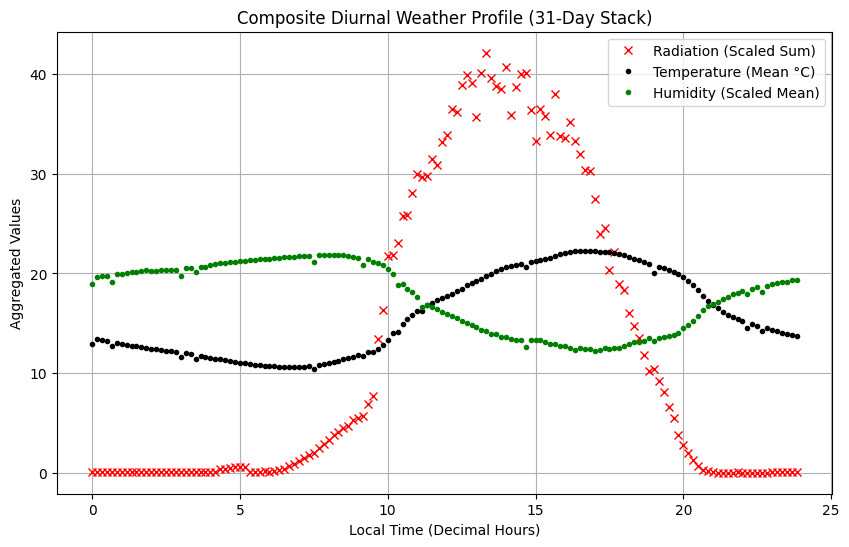
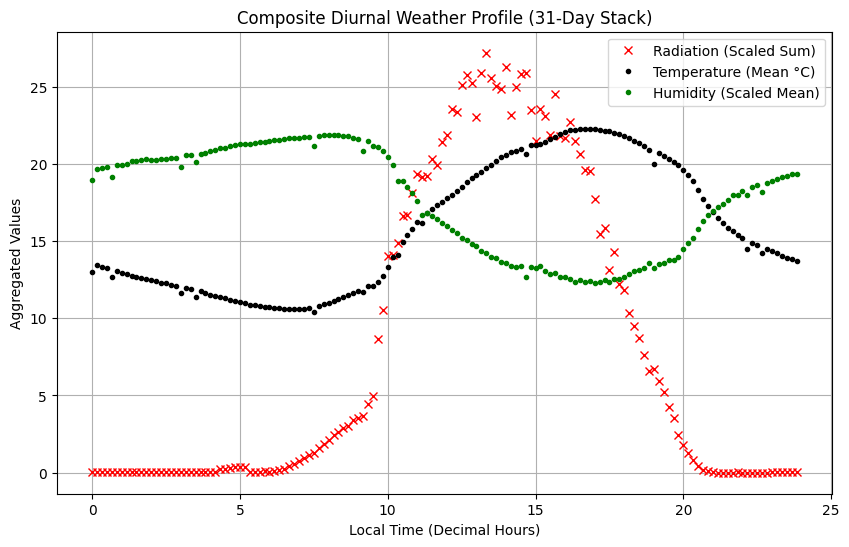
The change to this notebook cell's code, shown as a diff; its figure went from the first image to the second:
--- before
+++ after
@@ -18,22 +18,21 @@
 
 
-# --- 2. Vectorized Aggregate Function using Reshape ---
-def get_daily_aggregate(key, operation='sum'):
+# --- 2. Vectorized Daily Averaging Function using Reshape ---
+def get_daily_mean(key):
     """
     Reshapes flat weather data into a (Days, Intervals) matrix 
-    and returns a 24-hour aggregate profile.
+    and returns a 24-hour mean profile across the entire month.
     """
     raw_array = meteo[key][:EXPECTED_SIZE]
     grid = raw_array.reshape(TOTAL_DAYS, INTERVALS_PER_DAY)
     
-    if operation == 'mean':
-        return np.nanmean(grid, axis=0)
-    return np.nansum(grid, axis=0)
+    # Collapse along rows (axis=0) to get the average for each 10-minute slot
+    return np.nanmean(grid, axis=0)
 
 
-# --- 3. Compute Aggregates ---
-tot_rad  = get_daily_aggregate('rad',  operation='sum')
-tot_temp = get_daily_aggregate('temp', operation='mean')
-tot_hum  = get_daily_aggregate('hum',  operation='mean')
+# --- 3. Compute True Daily Means ---
+mean_rad  = get_daily_mean('rad')
+mean_temp = get_daily_mean('temp')
+mean_hum  = get_daily_mean('hum')
 
 
@@ -42,5 +41,5 @@
 
 # Plot data layers on the explicit axes object
-ax.plot(times, tot_rad / 500.0, 'rx', label='Radiation (Scaled Sum)')
+ax.plot(times, tot_rad / 25.0, 'rx', label='Radiation (Scaled Sum)')
 ax.plot(times, tot_temp,        'k.', label='Temperature (Mean °C)')
 ax.plot(times, tot_hum / 4.0,   'g.', label='Humidity (Scaled Mean)')

Commit: web